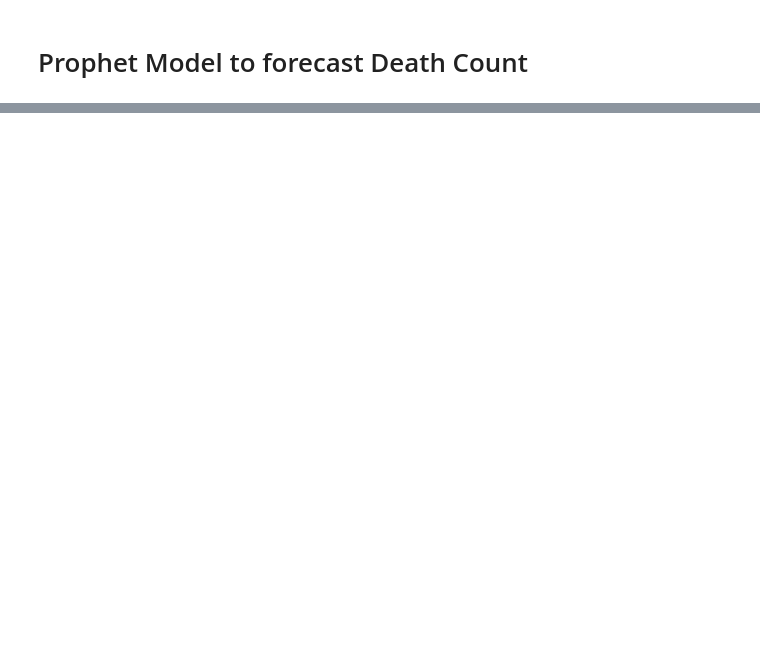
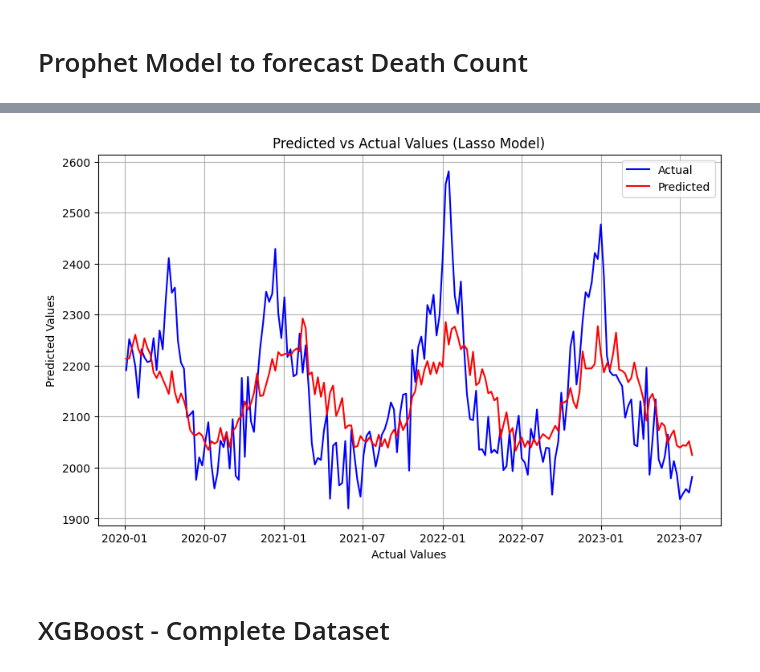
Before and after one commit to mohi-m/Mortality-Predictor, a Jupyter notebook: main.ipynb, the cells around one changed output, grey strips where cells are left out. Saved outputs shown, nothing was run; the diff lists cells and outputs as text; code cells hidden in the pictures; blank space fills up the shorter version.

```diff
--- a/main.ipynb
+++ b/main.ipynb
@@ -294,0 +450,15 @@ Seasonality has period of 365.25 days which is larger than initial window. Consi
+# %%
+# Plot predicted vs actual values
+plt.figure(figsize=(10, 6))
+plt.plot(complete_dataset['Week Ending Date'], complete_dataset['Non Covid Deaths'], label='Actual', color='blue')
+plt.plot(complete_dataset['Week Ending Date'], y_pred, label='Predicted', color='red')
+plt.xlabel('Actual Values')
+plt.ylabel('Predicted Values')
+plt.title('Predicted vs Actual Values (Lasso Model)')
+plt.legend()
+plt.grid()
+plt.show()
+# %% [output]
+[figure, added]
+# %% [markdown]
+# XGBoost - Complete Dataset
```
Also changed, not shown: parts of 12 cells of this notebook, 1 other file.
